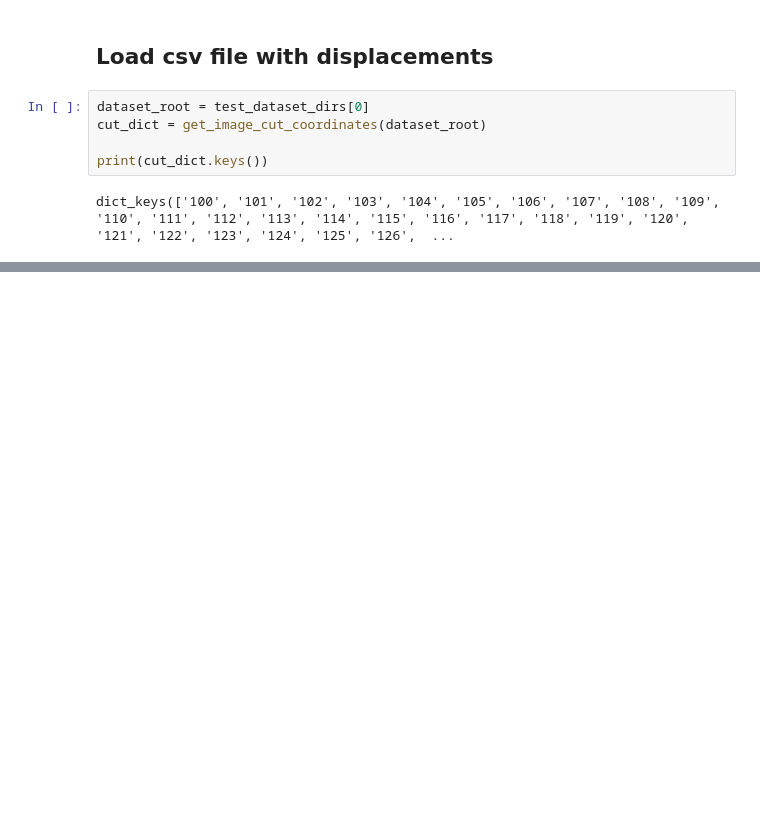
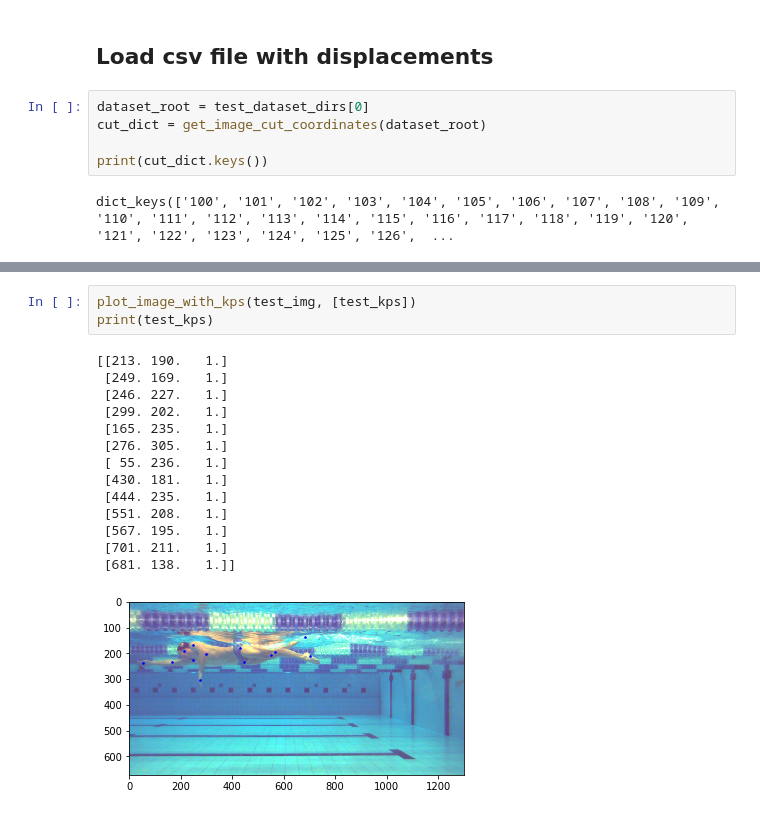
Before and after one commit to agvdndor/Swimming-Stroke-Rate-Analysis, a Jupyter notebook: lib/optical_vectors/test_warping.ipynb, the cells around one changed output, grey strips where cells are left out. Saved outputs shown, nothing was run; the diff lists cells and outputs as text; blank space fills up the shorter version.

```diff
--- a/lib/optical_vectors/test_warping.ipynb
+++ b/lib/optical_vectors/test_warping.ipynb
@@ -92,0 +107,18 @@ print(opt_vec)
+# %%
+plot_image_with_kps(test_img, [test_kps])
+print(test_kps)
+# %% [output]
+[[213. 190.   1.]
+ [249. 169.   1.]
+ [246. 227.   1.]
+ [299. 202.   1.]
+ [165. 235.   1.]
+ [276. 305.   1.]
+ [ 55. 236.   1.]
+ [430. 181.   1.]
+ [444. 235.   1.]
+ [551. 208.   1.]
+ [567. 195.   1.]
+ [701. 211.   1.]
+ [681. 138.   1.]]
+[figure, added]
```
Also changed, not shown: parts of 10 cells of this notebook, 3 other files.
